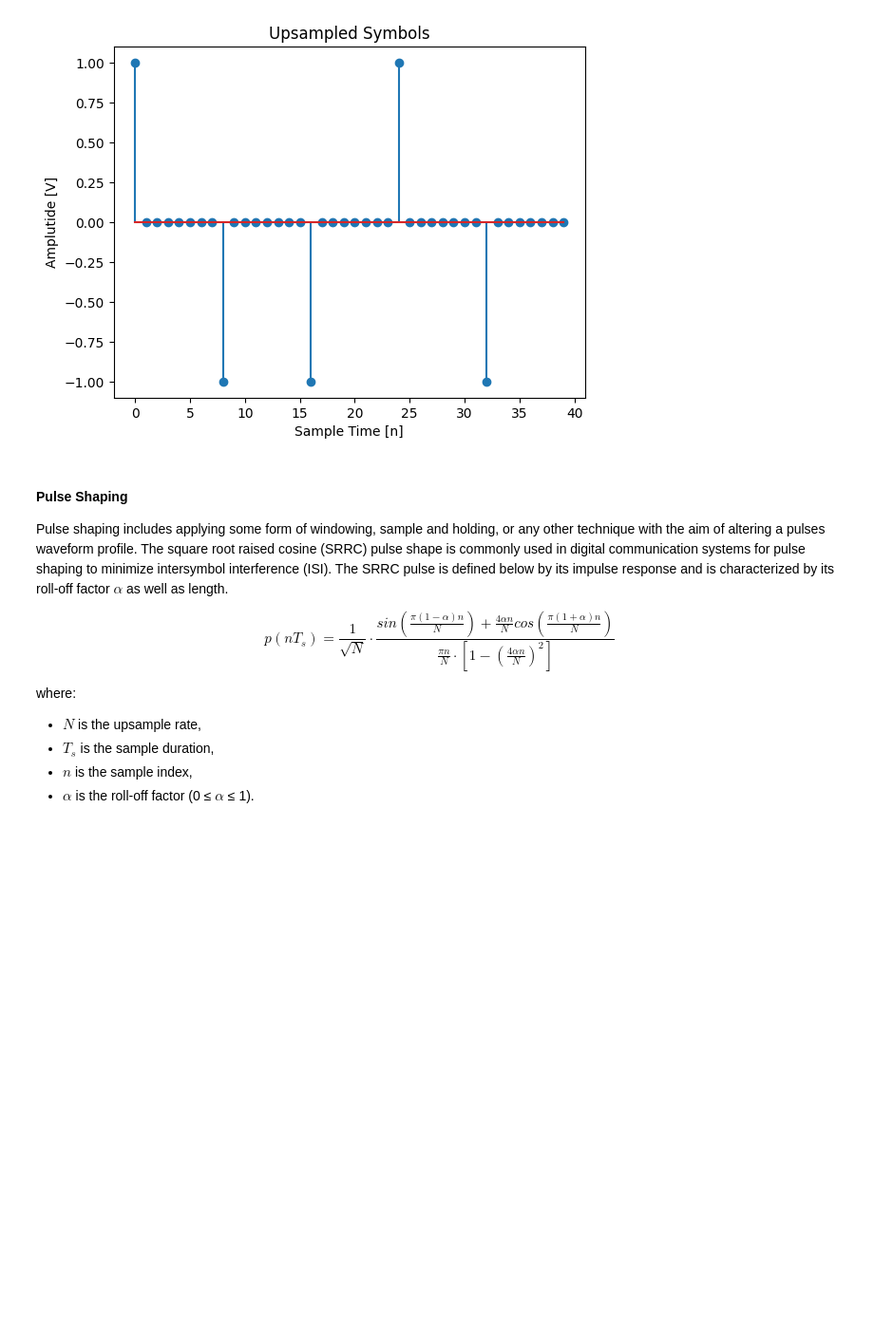
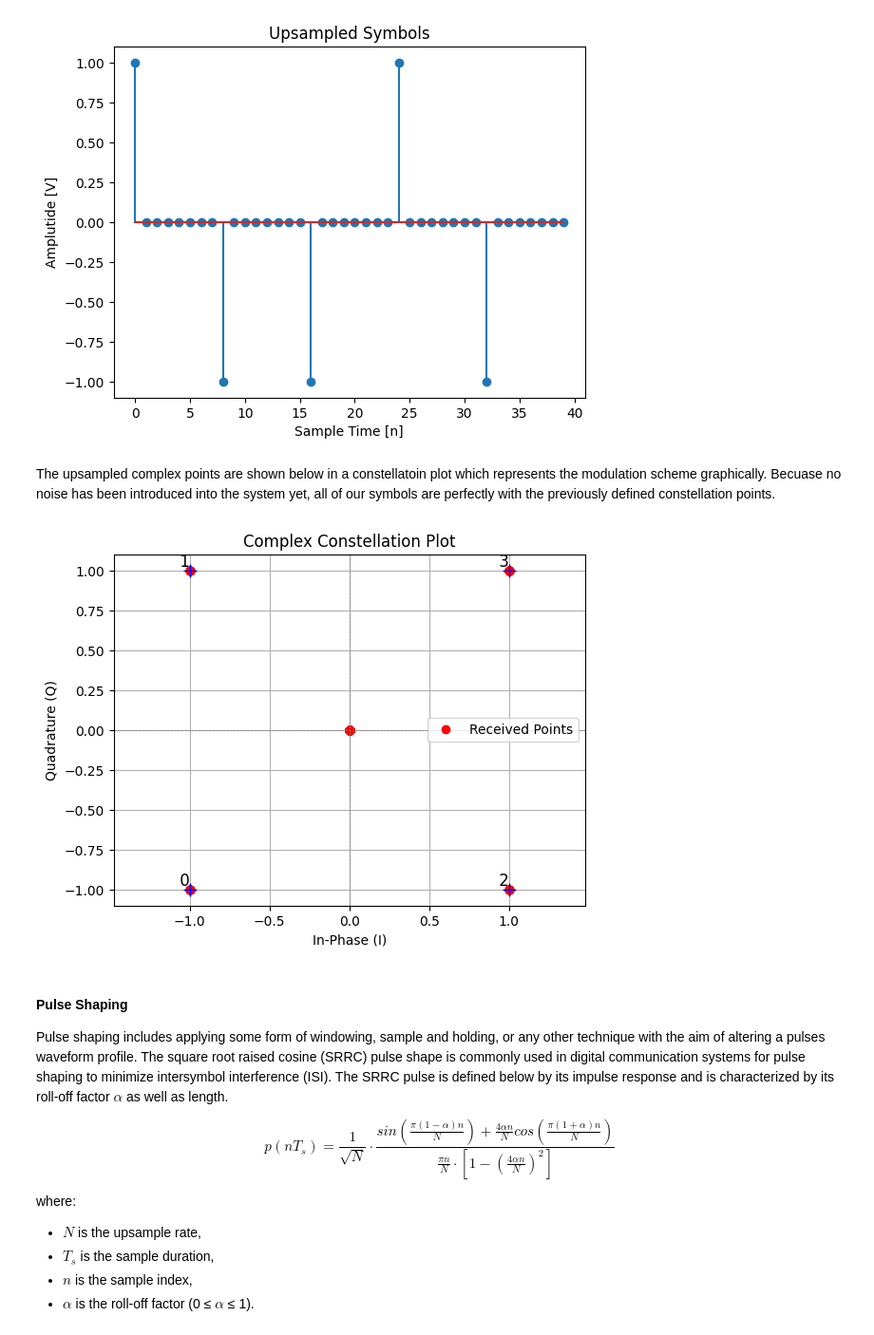
Before and after one commit to KU-Telemetry-Lab/Will_Digital_Comm_Exercises, a Jupyter notebook: Jupyter/QPSK.ipynb, the cells around one changed output. Shown: that part at 95% size. Saved outputs shown, nothing was run; the diff lists cells and outputs as text; code cells hidden in the pictures; blank space fills up the shorter version.

```diff
--- a/Jupyter/QPSK.ipynb
+++ b/Jupyter/QPSK.ipynb
@@ -104,6 +116,12 @@ plt.ylabel("Amplutide [V]")
 # %% [output]
 Text(0, 0.5, 'Amplutide [V]')
 [figure]
+# %% [markdown]
+The upsampled complex points are shown below in a constellatoin plot which represents the modulation scheme graphically. Becuase no noise has been introduced into the system yet, all of our symbols are perfectly with the previously defined constellation points.
+# %%
+sp.plot_complex_points((xk_upsampled + 1j*yk_upsampled), constellation=qpsk_constellation)
+# %% [output]
+[figure, added]
 # %% [markdown]
 #### Pulse Shaping
 
```
Also changed, not shown: parts of 27 cells of this notebook, 5 other files.
